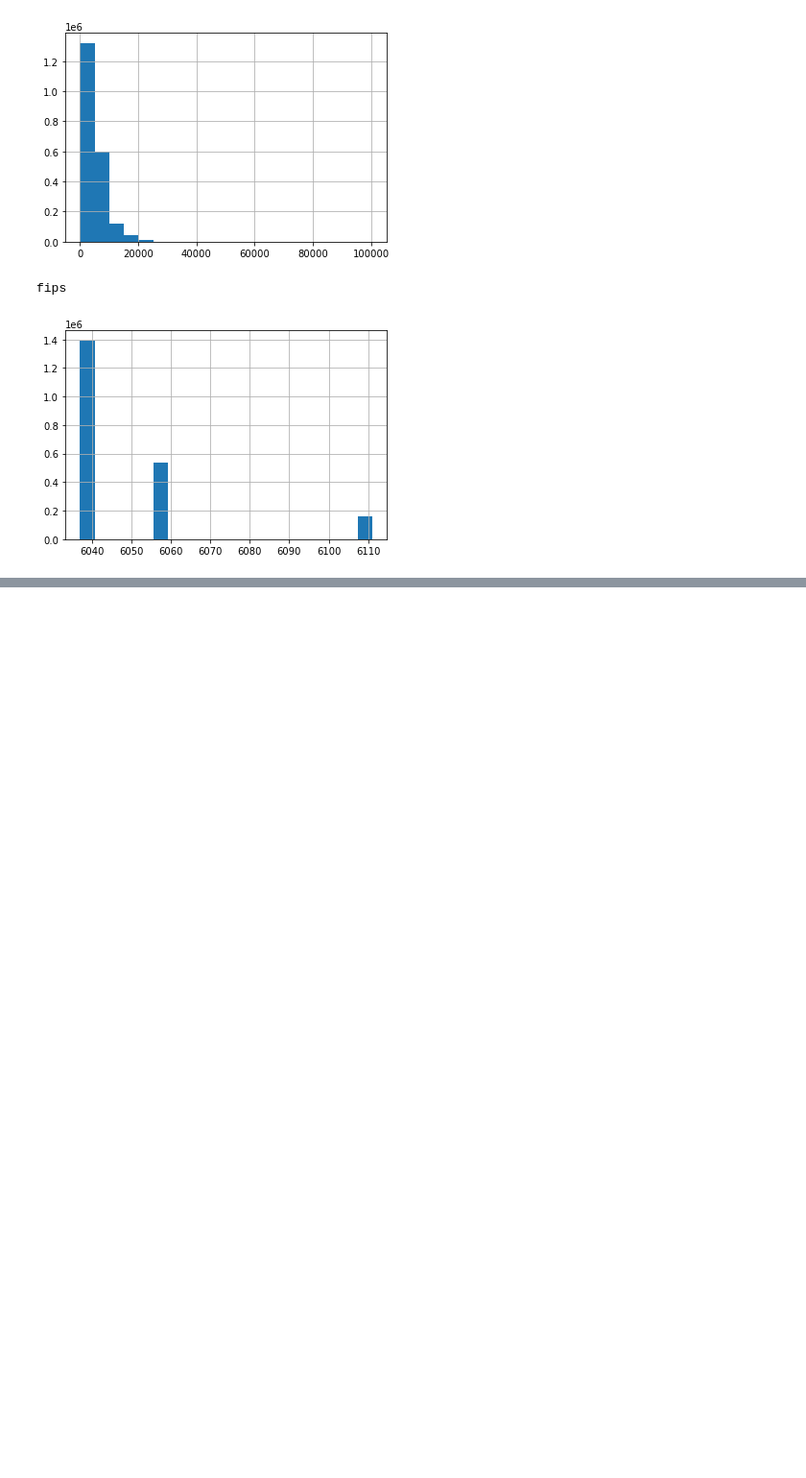
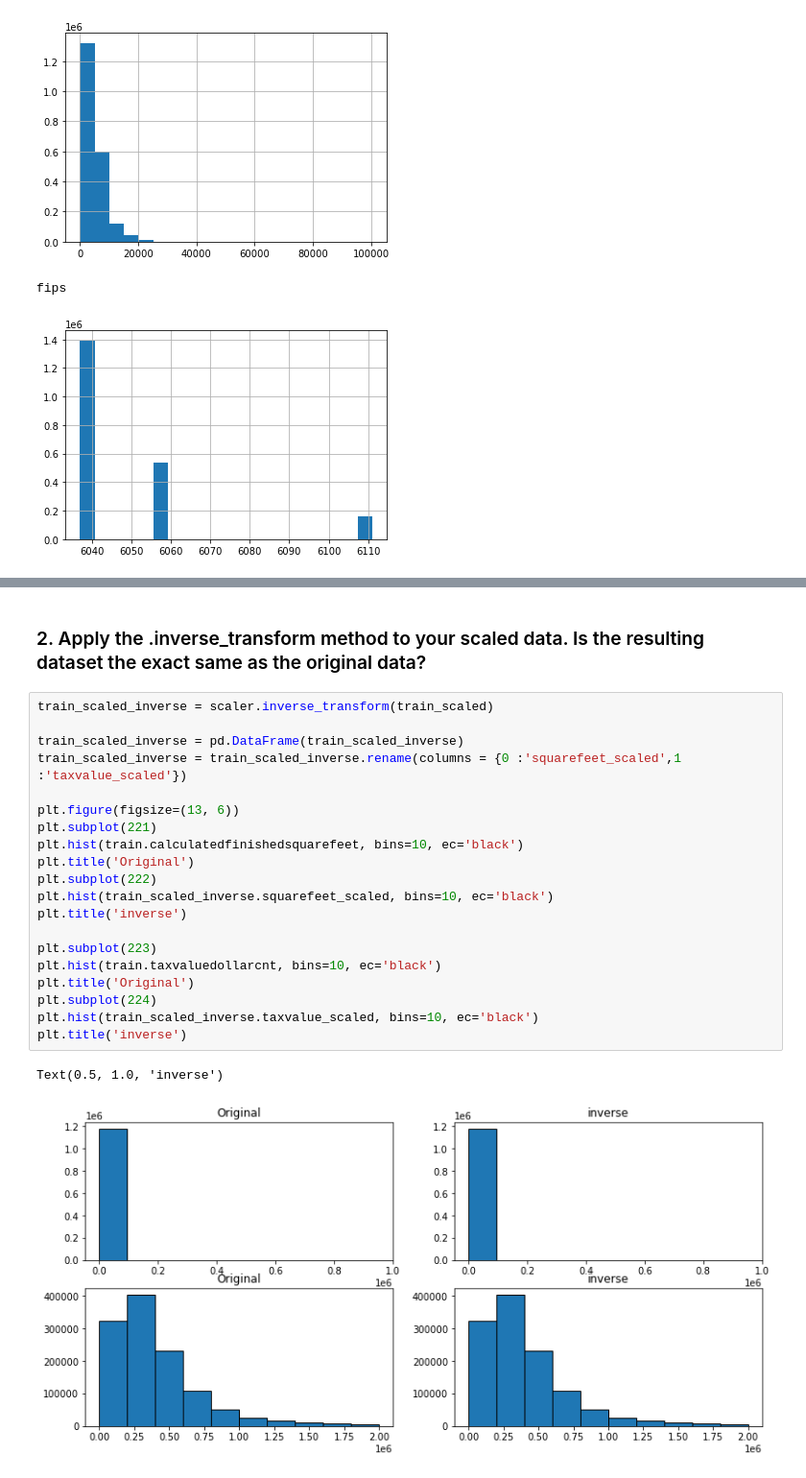
Before and after one commit to Chenchen070/regression, a Jupyter notebook: scalling_exercises.ipynb, the cells around one changed output, grey strips where cells are left out. Shown at 96% size. Saved outputs shown, nothing was run; the diff lists cells and outputs as text; blank space fills up the shorter version.

```diff
--- a/scalling_exercises.ipynb
+++ b/scalling_exercises.ipynb
@@ -58,0 +127,25 @@ x_train, x_validate = train_test_split(x_train_and_validate)
+# %% [markdown]
+### 2. Apply the .inverse_transform method to your scaled data. Is the resulting dataset the exact same as the original data?
+# %%
+train_scaled_inverse = scaler.inverse_transform(train_scaled)
+
+train_scaled_inverse = pd.DataFrame(train_scaled_inverse)
+train_scaled_inverse = train_scaled_inverse.rename(columns = {0 :'squarefeet_scaled',1 :'taxvalue_scaled'})
+
+plt.figure(figsize=(13, 6))
+plt.subplot(221)
+plt.hist(train.calculatedfinishedsquarefeet, bins=10, ec='black')
+plt.title('Original')
+plt.subplot(222)
+plt.hist(train_scaled_inverse.squarefeet_scaled, bins=10, ec='black')
+plt.title('inverse')
+
+plt.subplot(223)
+plt.hist(train.taxvaluedollarcnt, bins=10, ec='black')
+plt.title('Original')
+plt.subplot(224)
+plt.hist(train_scaled_inverse.taxvalue_scaled, bins=10, ec='black')
+plt.title('inverse')
+# %% [output]
+Text(0.5, 1.0, 'inverse')
+[figure, added]
```
Also changed, not shown: parts of 26 cells of this notebook.
